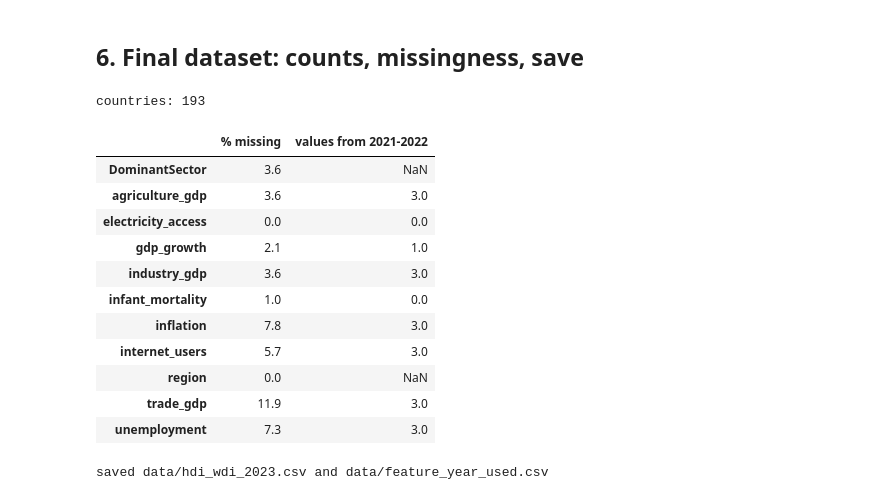
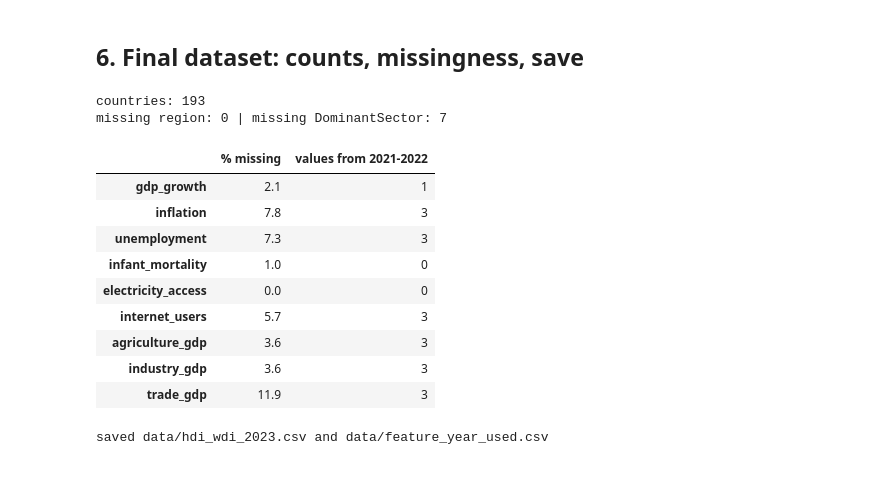
Before and after one commit to tanishjain0911-beep/ds203-hdi-classification, a Jupyter notebook: notebooks/01_data.ipynb, the cells around one changed output. Drawn from its saved outputs; the diff is of its cells as text; code cells hidden in the pictures.

```diff
--- a/notebooks/01_data.ipynb
+++ b/notebooks/01_data.ipynb
@@ -41,8 +30,8 @@ print("hdi_2023 present:", f"hdi_{REF_YEAR}" in hdr.columns)
 ['iso3', 'country', 'hdicode', 'region', 'hdi_rank_2023', 'hdi_1990', 'hdi_1991', 'hdi_1992']
 hdi_2023 present: True
 # %%
-hdi = hdr[["iso3", "country", f"hdi_{REF_YEAR}"]].rename(columns={f"hdi_{REF_YEAR}": "hdi"})
-hdi = hdi[~hdi["iso3"].str.startswith("ZZ")]        # drop regional/group aggregates
+hdi = hdr[["iso3", "country", "hdi_2023"]].rename(columns={"hdi_2023": "hdi"})
+hdi = hdi[~hdi["iso3"].str.startswith("ZZ")]        # drop regional/group aggregates (codes start with ZZ)
 print("rows:", len(hdi))
 print("missing HDI:", hdi["hdi"].isna().sum())
 print(hdi[hdi["hdi"].isna()])
@@ -147,0 +85,21 @@ trade_gdp            countries with a value: 222
+# %%
+wdi = pd.DataFrame()        # value used, one row per country code, one column per indicator
+wdi_year = pd.DataFrame()   # year that value came from
+
+for code, name in INDICATORS.items():
+    wb = pd.read_csv(f"{RAW}/wb_{code}.csv", skiprows=4).set_index("Country Code")
+
+    value = wb[str(REF_YEAR)].copy()
+    year = pd.Series(np.nan, index=wb.index)
+    year[value.notna()] = REF_YEAR
+
+    for y in LOOKBACK_YEARS:                         # fill gaps with the most recent earlier year
+        use = value.isna() & wb[str(y)].notna()
+        value[use] = wb.loc[use, str(y)]
+        year[use] = y
+
+    wdi[name] = value
+    wdi_year[name] = year
+    print(f"{name:20s} countries with a value: {value.notna().sum()}")
+
+wdi.head()
@@ -171,0 +130,8 @@ Name: count, dtype: int64
+# %%
+meta = pd.read_csv(f"{RAW}/wb_country_metadata.csv")
+print("all entries:", len(meta))
+meta = meta[meta["Region"].notna()]
+meta = meta[["Country Code", "TableName", "Region"]].rename(
+    columns={"Country Code": "iso3", "TableName": "wb_name", "Region": "region"})
+print("real economies:", len(meta))
+meta["region"].value_counts()
@@ -235,27 +212,28 @@ DominantSector is almost always "Services" (176 of 186 known values); 8 Industry
 # %%
 NUM = list(INDICATORS.values())
 cols = ["iso3", "country", "region", "DominantSector"] + NUM + ["hdi", "hdi_class"]
 data = data[cols].sort_values("iso3").reset_index(drop=True)
 
-year_used = wdi_year.reindex(data["iso3"])               # year of every value, same row order
-report = pd.DataFrame({
-    "% missing": data[NUM + ["region", "DominantSector"]].isna().mean().mul(100).round(1),
-    "values from 2021-2022": pd.Series({c: int((year_used[c] < REF_YEAR).sum()) for c in NUM}),
+year_used = wdi_year.loc[data["iso3"]]                   # year of every value, same row order
+year_used.index.name = "iso3"
+missing_report = pd.DataFrame({
+    "% missing": data[NUM].isna().mean().mul(100).round(1),
+    "values from 2021-2022": (year_used[NUM] < REF_YEAR).sum(),
 })
 print("countries:", len(data))
-report
+print("missing region:", data["region"].isna().sum(), "| missing DominantSector:", data["DominantSector"].isna().sum())
+missing_report
 # %% [output]
 countries: 193
+missing region: 0 | missing DominantSector: 7
 |  | % missing | values from 2021-2022 |
-| DominantSector | 3.6 | NaN |
-| agriculture_gdp | 3.6 | 3.0 |
-| electricity_access | 0.0 | 0.0 |
-| gdp_growth | 2.1 | 1.0 |
-| industry_gdp | 3.6 | 3.0 |
-| infant_mortality | 1.0 | 0.0 |
-| inflation | 7.8 | 3.0 |
-| internet_users | 5.7 | 3.0 |
-| region | 0.0 | NaN |
-| trade_gdp | 11.9 | 3.0 |
-| unemployment | 7.3 | 3.0 |
+| gdp_growth | 2.1 | 1 |
+| inflation | 7.8 | 3 |
+| unemployment | 7.3 | 3 |
+| infant_mortality | 1.0 | 0 |
+| electricity_access | 0.0 | 0 |
+| internet_users | 5.7 | 3 |
+| agriculture_gdp | 3.6 | 3 |
+| industry_gdp | 3.6 | 3 |
+| trade_gdp | 11.9 | 3 |
 # %%
```
Also changed, not shown: parts of 23 cells of this notebook, 34 other files.
